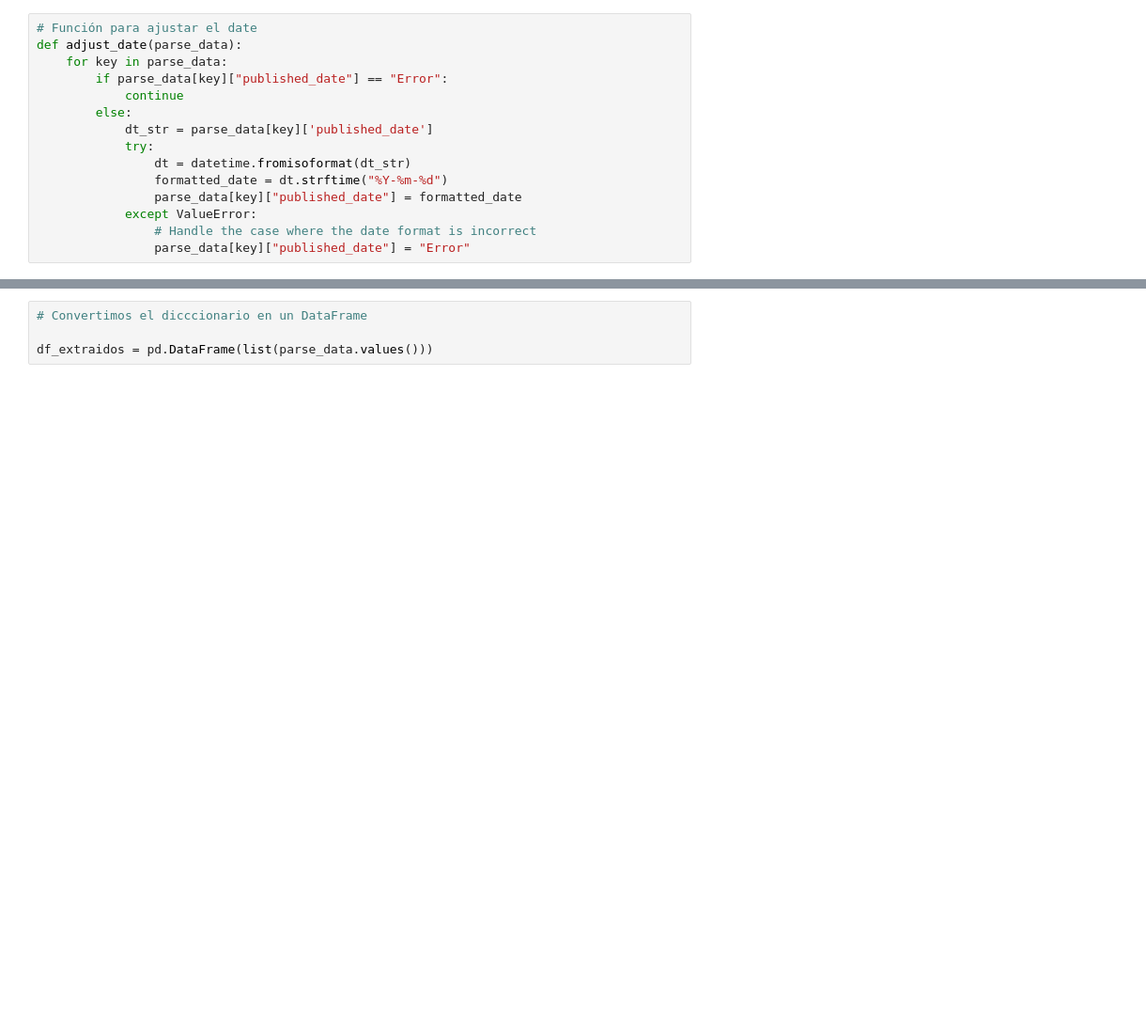
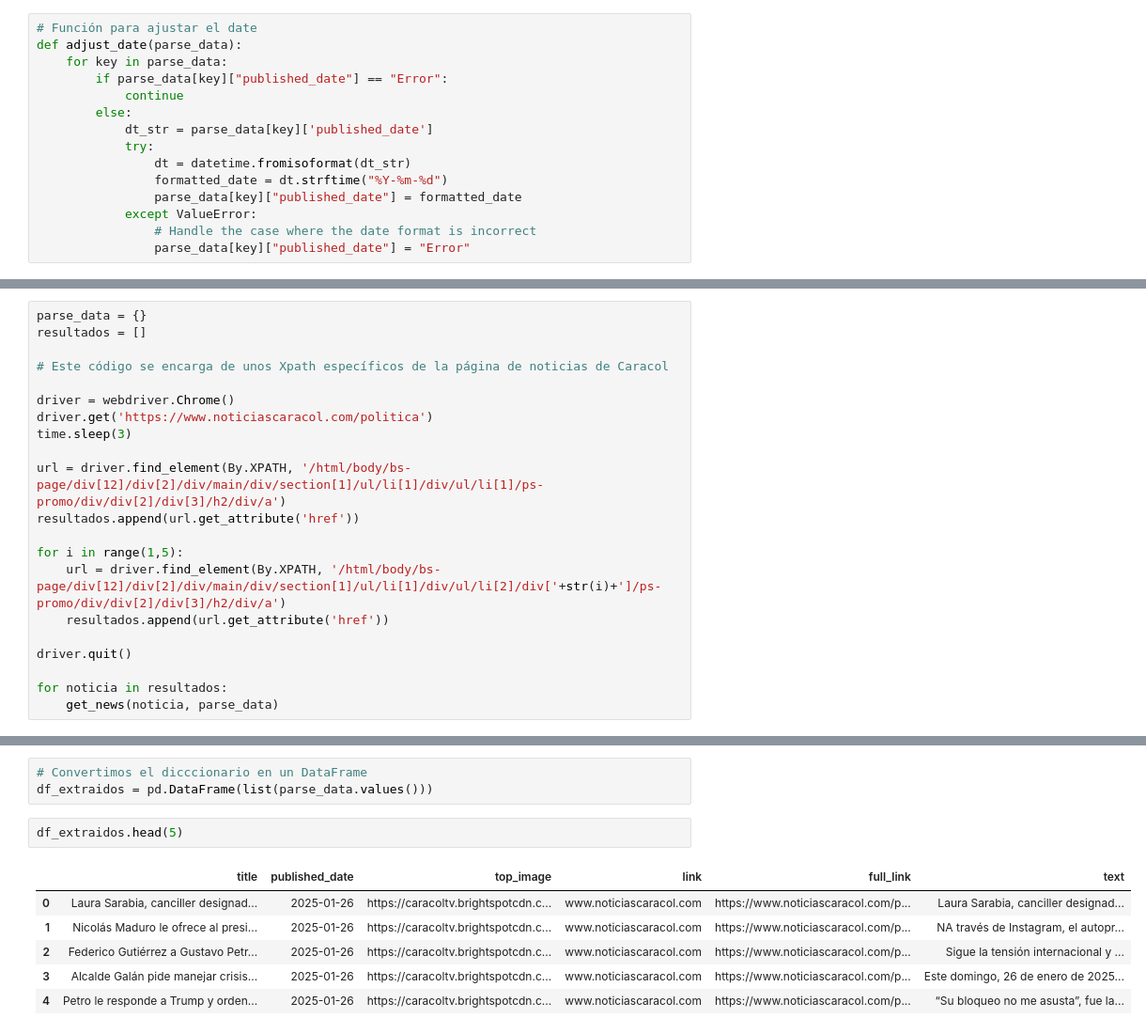
Before and after one commit to atolozam/Mes-en-noticias, a Jupyter notebook: scripts/1_get_raw_news.ipynb, the cells around one changed output, grey strips where cells are left out. Shown at 94% size. Drawn from its saved outputs; the diff is of its cells as text; blank space fills up the shorter version.

```diff
--- a/scripts/1_get_raw_news.ipynb
+++ b/scripts/1_get_raw_news.ipynb
@@ -167,0 +208,21 @@ while sentinela == True:
+# %%
+parse_data = {}
+resultados = []
+
+# Este código se encarga de unos Xpath específicos de la página de noticias de Caracol
+
+driver = webdriver.Chrome()
+driver.get('https://www.noticiascaracol.com/politica')
+time.sleep(3)
+
+url = driver.find_element(By.XPATH, '/html/body/bs-page/div[12]/div[2]/div/main/div/section[1]/ul/li[1]/div/ul/li[1]/ps-promo/div/div[2]/div[3]/h2/div/a')
+resultados.append(url.get_attribute('href'))
+
+for i in range(1,5):
+    url = driver.find_element(By.XPATH, '/html/body/bs-page/div[12]/div[2]/div/main/div/section[1]/ul/li[1]/div/ul/li[2]/div['+str(i)+']/ps-promo/div/div[2]/div[3]/h2/div/a')
+    resultados.append(url.get_attribute('href'))
+
+driver.quit()
+
+for noticia in resultados:
+    get_news(noticia, parse_data)
@@ -196,4 +305,12 @@ adjust_date(parse_data)
 # %%
 # Convertimos el dicccionario en un DataFrame
-
 df_extraidos = pd.DataFrame(list(parse_data.values()))
+# %%
+df_extraidos.head(5)
+# %% [output]
+|  | title | published_date | top_image | link | full_link | text |
+| 0 | Laura Sarabia, canciller designad... | 2025-01-26 | https://caracoltv.brightspotcdn.c... | www.noticiascaracol.com | https://www.noticiascaracol.com/p... | Laura Sarabia, canciller designad... |
+| 1 | Nicolás Maduro le ofrece al presi... | 2025-01-26 | https://caracoltv.brightspotcdn.c... | www.noticiascaracol.com | https://www.noticiascaracol.com/p... | NA través de Instagram, el autopr... |
+| 2 | Federico Gutiérrez a Gustavo Petr... | 2025-01-26 | https://caracoltv.brightspotcdn.c... | www.noticiascaracol.com | https://www.noticiascaracol.com/p... | Sigue la tensión internacional y ... |
+| 3 | Alcalde Galán pide manejar crisis... | 2025-01-26 | https://caracoltv.brightspotcdn.c... | www.noticiascaracol.com | https://www.noticiascaracol.com/p... | Este domingo, 26 de enero de 2025... |
+| 4 | Petro le responde a Trump y orden... | 2025-01-26 | https://caracoltv.brightspotcdn.c... | www.noticiascaracol.com | https://www.noticiascaracol.com/p... | “Su bloqueo no me asusta”, fue la... |
```
Also changed, not shown: parts of 29 cells of this notebook, 7 other files.
